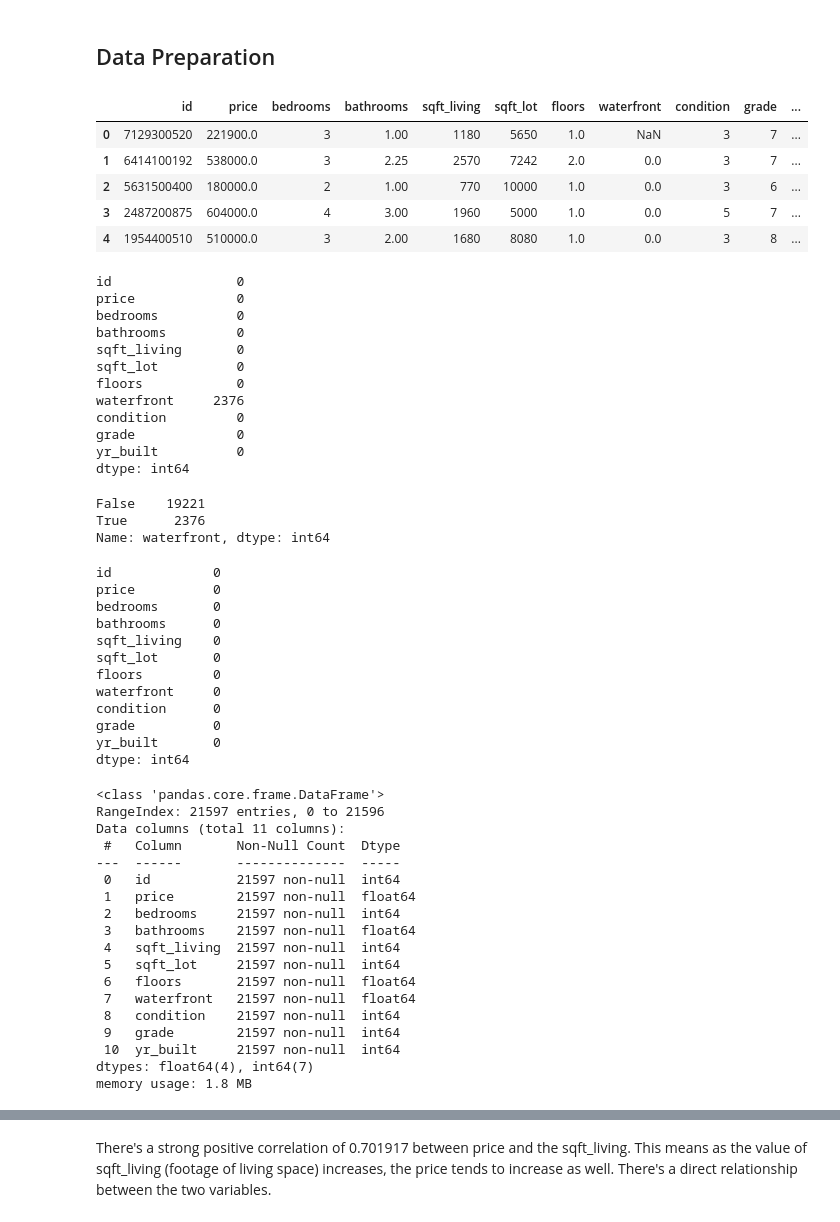
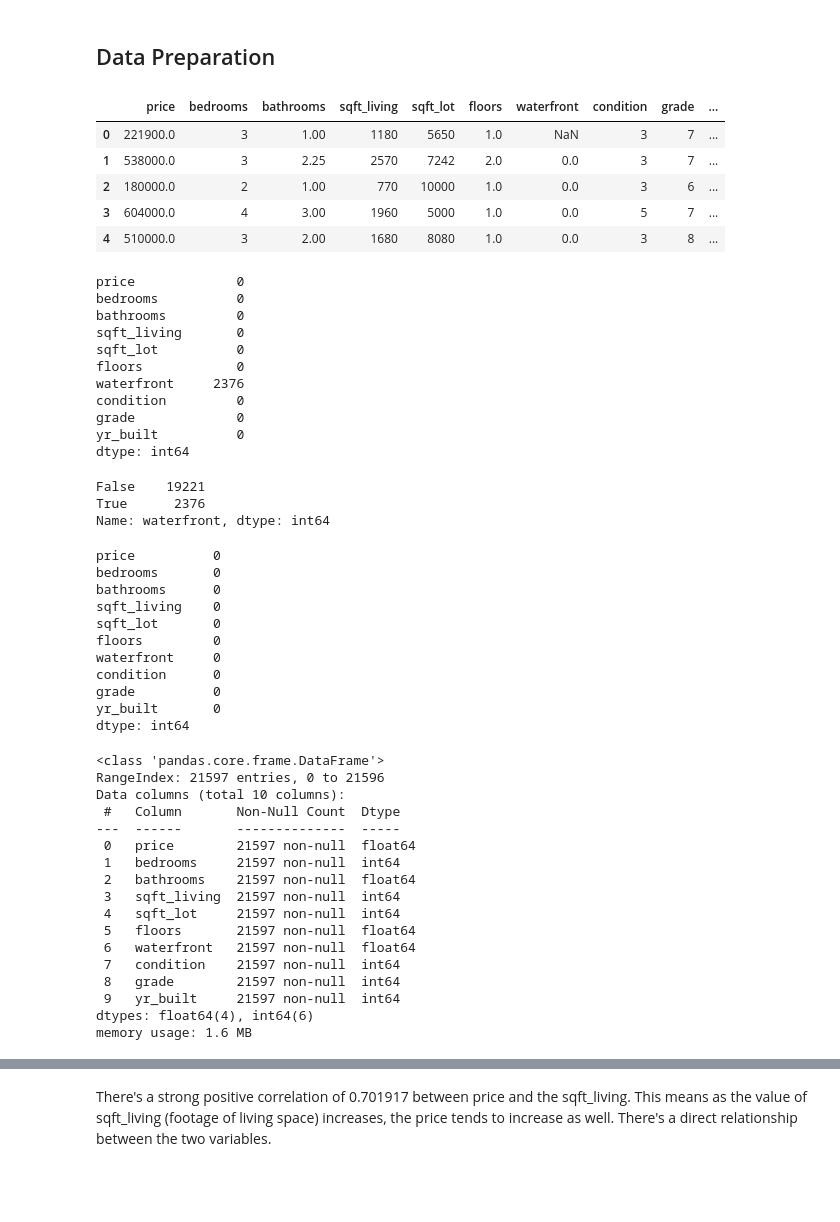
Before and after one commit to Leila-Nyambura/king-county-house-price-prediction-LRM, a Jupyter notebook: Edwin.ipynb, the cells around one changed output, grey strips where cells are left out. Drawn from its saved outputs; the diff is of its cells as text; code cells hidden in the pictures; blank space fills up the shorter version.

```diff
--- a/Edwin.ipynb
+++ b/Edwin.ipynb
@@ -55,19 +78,18 @@ memory usage: 3.5+ MB
 # %% [markdown]
 ## Data Preparation
 # %%
-df = df.drop(['date','view','sqft_above','sqft_basement','yr_renovated','zipcode','lat','long','sqft_living15','sqft_lot15'], axis=1)
+df = df.drop(['id','date','view','sqft_above','sqft_basement','yr_renovated','zipcode','lat','long','sqft_living15','sqft_lot15'], axis=1)
 df.head()
 # %% [output]
-|  | id | price | bedrooms | bathrooms | sqft_living | sqft_lot | floors | waterfront | condition | grade | ... |
-| 0 | 7129300520 | 221900.0 | 3 | 1.00 | 1180 | 5650 | 1.0 | NaN | 3 | 7 | ... |
-| 1 | 6414100192 | 538000.0 | 3 | 2.25 | 2570 | 7242 | 2.0 | 0.0 | 3 | 7 | ... |
-| 2 | 5631500400 | 180000.0 | 2 | 1.00 | 770 | 10000 | 1.0 | 0.0 | 3 | 6 | ... |
-| 3 | 2487200875 | 604000.0 | 4 | 3.00 | 1960 | 5000 | 1.0 | 0.0 | 5 | 7 | ... |
-| 4 | 1954400510 | 510000.0 | 3 | 2.00 | 1680 | 8080 | 1.0 | 0.0 | 3 | 8 | ... |
+|  | price | bedrooms | bathrooms | sqft_living | sqft_lot | floors | waterfront | condition | grade | ... |
+| 0 | 221900.0 | 3 | 1.00 | 1180 | 5650 | 1.0 | NaN | 3 | 7 | ... |
+| 1 | 538000.0 | 3 | 2.25 | 2570 | 7242 | 2.0 | 0.0 | 3 | 7 | ... |
+| 2 | 180000.0 | 2 | 1.00 | 770 | 10000 | 1.0 | 0.0 | 3 | 6 | ... |
+| 3 | 604000.0 | 4 | 3.00 | 1960 | 5000 | 1.0 | 0.0 | 5 | 7 | ... |
+| 4 | 510000.0 | 3 | 2.00 | 1680 | 8080 | 1.0 | 0.0 | 3 | 8 | ... |
 # %%
 df.isna().sum()
 # %% [output]
-id                0
 price             0
 bedrooms          0
 bathrooms         0
@@ -91,7 +113,6 @@ df['waterfront'].fillna(df['waterfront'].mean(), inplace=True)
 # %%
 df.isna().sum()
 # %% [output]
-id             0
 price          0
 bedrooms       0
 bathrooms      0
@@ -108,22 +129,21 @@ df.info()
 # %% [output]
 <class 'pandas.core.frame.DataFrame'>
 RangeIndex: 21597 entries, 0 to 21596
-Data columns (total 11 columns):
+Data columns (total 10 columns):
  #   Column       Non-Null Count  Dtype
 ---  ------       --------------  -----
- 0   id           21597 non-null  int64
- 1   price        21597 non-null  float64
- 2   bedrooms     21597 non-null  int64
- 3   bathrooms    21597 non-null  float64
- 4   sqft_living  21597 non-null  int64
- 5   sqft_lot     21597 non-null  int64
- 6   floors       21597 non-null  float64
- 7   waterfront   21597 non-null  float64
- 8   condition    21597 non-null  int64
- 9   grade        21597 non-null  int64
- 10  yr_built     21597 non-null  int64
-dtypes: float64(4), int64(7)
-memory usage: 1.8 MB
+ 0   price        21597 non-null  float64
+ 1   bedrooms     21597 non-null  int64
+ 2   bathrooms    21597 non-null  float64
+ 3   sqft_living  21597 non-null  int64
+ 4   sqft_lot     21597 non-null  int64
+ 5   floors       21597 non-null  float64
+ 6   waterfront   21597 non-null  float64
+ 7   condition    21597 non-null  int64
+ 8   grade        21597 non-null  int64
+ 9   yr_built     21597 non-null  int64
+dtypes: float64(4), int64(6)
+memory usage: 1.6 MB
 # %%
 #Encode categorical variable waterfront
 df['waterfront'] = df['waterfront'].apply(lambda x: 1 if x == 1 else 0)
```
Also changed, not shown: parts of 23 cells of this notebook.
